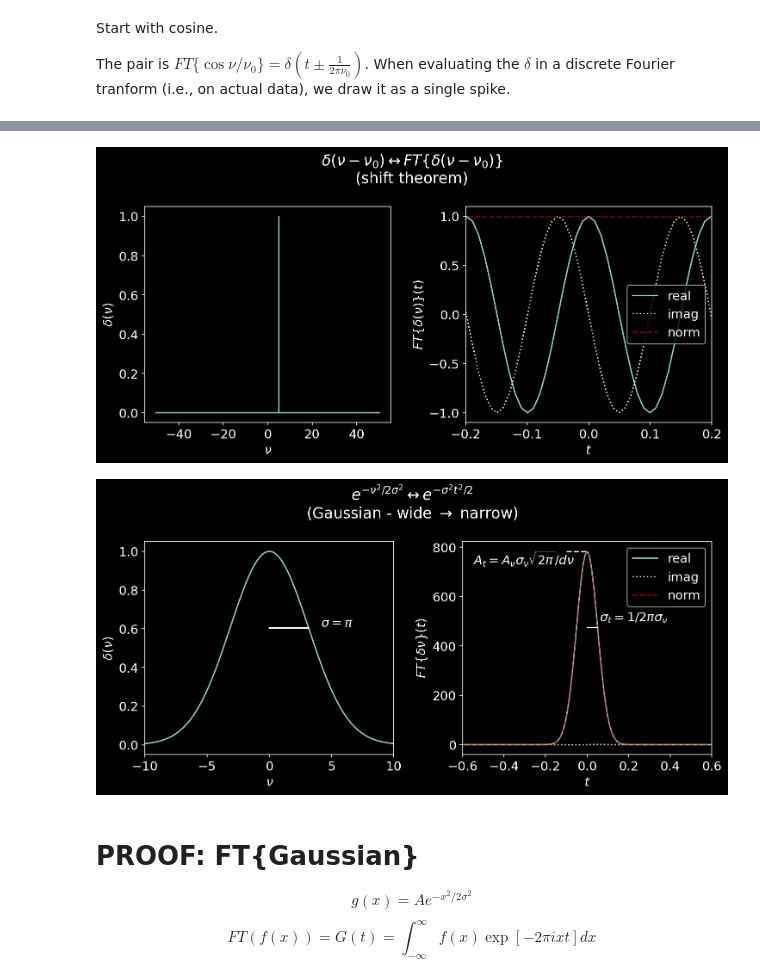
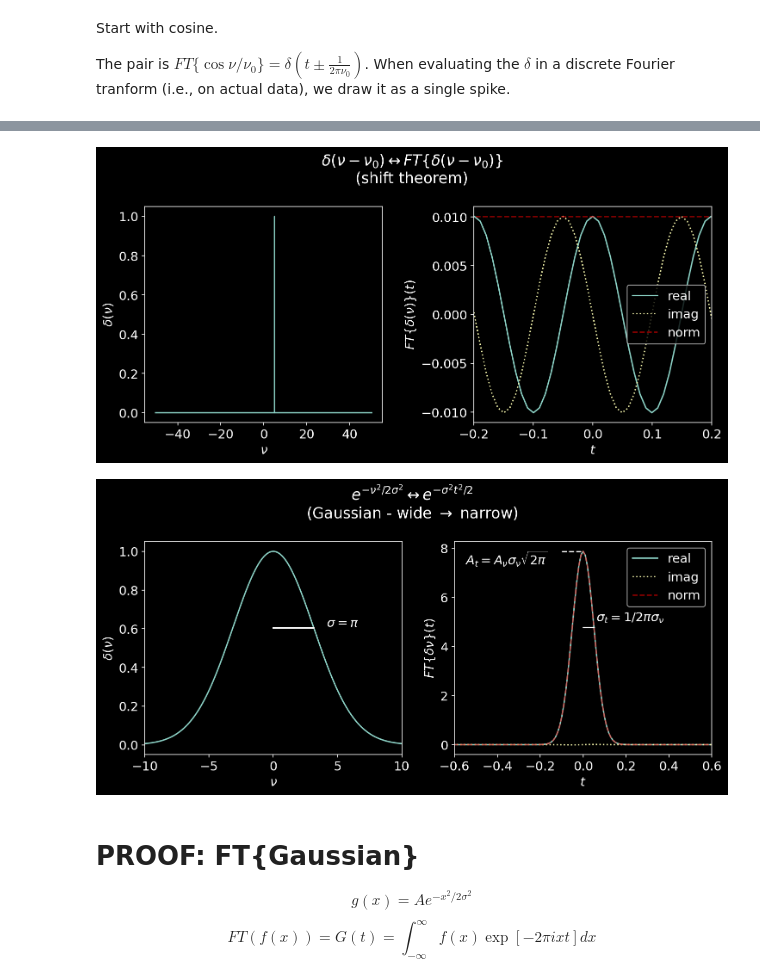
Before and after one commit to keflavich/AST4723-Public-Materials, a Jupyter notebook: FourierTransforms.ipynb, the cells around one changed output, grey strips where cells are left out. Drawn from its saved outputs; the diff is of its cells as text; code cells hidden in the pictures.

```diff
--- a/FourierTransforms.ipynb
+++ b/FourierTransforms.ipynb
@@ -204,35 +204,35 @@ pl.tight_layout()
 # %%
 nu = np.linspace(-16*np.pi, 16*np.pi, 10000)
 dnu = nu[1] - nu[0]
 y = np.zeros_like(nu)
 y[int(np.floor(nu.size*0.05))] = 1
 y = np.fft.fftshift(y)
-ftx = np.fft.fft(np.fft.fftshift(y))
+ftx = np.fft.fft(np.fft.fftshift(y)) * dnu
 tee = np.fft.fftfreq(y.size) / dnu
 pl.figure(figsize=(10,5), dpi=150)
 ax1 = pl.subplot(1,2,1)
 ax1.plot(nu, y)
 ax1.set_xlabel(r'$\nu$')
 ax1.set_ylabel(r'$\delta(\nu)$')
 ax2 = pl.subplot(1,2,2)
 inds = np.argsort(tee)
 ax2.plot(tee[inds], (ftx[inds]).real, label='real')
 ax2.plot(tee[inds], (ftx[inds]).imag, linestyle=':', label='imag')
 ax2.plot(tee[inds], np.abs(ftx[inds]), linestyle='--', label='norm', color='r', alpha=0.5)
 pl.legend(loc='best')
 ax2.set_xlim([-0.2, 0.2]);
 ax2.set_xlabel('$t$')
 ax2.set_ylabel(r'$FT\{\delta (\nu)\}(t)$');
 pl.suptitle(r"$\delta(\nu-\nu_0) \leftrightarrow FT\{\delta(\nu-\nu_0)\}$"
             "\n(shift theorem)");
 pl.tight_layout()
 # %% [output]
-[figure, old version]
+[figure, new version]
 # %%
 nu = np.linspace(-16*np.pi, 16*np.pi, 10000)
 dnu = nu[1]-nu[0]
 y = np.exp(-(nu)**2/(2*np.pi**2))
-ftx = np.fft.fft(np.fft.fftshift(y))
+ftx = np.fft.fft(np.fft.fftshift(y)) * dnu
 tee = np.fft.fftfreq(y.size) / (nu[1]-nu[0])
 pl.figure(figsize=(10,5), dpi=150)
 ax1 = pl.subplot(1,2,1)
@@ -251,18 +251,18 @@ pl.legend(loc='best')
 ax2.set_xlim([-0.6, 0.6]);
 ax2.set_xlabel('$t$')
 ax2.set_ylabel(r'$FT\{\delta \nu\}(t)$');
-ax2.plot([0, 1/(2*np.pi**2)], [0.606*y.sum(), 0.606*y.sum()], 'w')
-ax2.text(1/(2*np.pi**2)+0.01, 500, '$\sigma_t=1/2 \pi \sigma_\\nu$')# CORRECT THIS
+ax2.plot([0, 1/(2*np.pi**2)], [0.606*y.sum()*dnu, 0.606*y.sum()*dnu], 'w')
+ax2.text(1/(2*np.pi**2)+0.01, 500*dnu, '$\sigma_t=1/2 \pi \sigma_\\nu$')# CORRECT THIS
 sigma_t = np.pi
-A = 1 * np.sqrt(2*np.pi) * sigma_t / dnu
+A = 1 * np.sqrt(2*np.pi) * sigma_t
 ax2.plot([-0.1, 0], [A, A], linestyle='--', color='w')
-ax2.text(-0.55, A*0.93, r'$A_t=A_\nu \sigma_\nu \sqrt{2 \pi}/ d\nu$')
+ax2.text(-0.55, A*0.93, r'$A_t=A_\nu \sigma_\nu \sqrt{2 \pi}$')
 
 pl.suptitle(r"$e^{-\nu^2/2\sigma^2} \leftrightarrow e^{-\sigma^2 t^2/2}$"
             "\n(Gaussian - wide $\\rightarrow$ narrow)");
 pl.tight_layout()
 # %% [output]
-[figure, old version]
+[figure, new version]
 # %% [markdown]
 # PROOF: FT{Gaussian}
 $$g(x) = A e ^{-x^2/2\sigma^2}$$
```
Also changed, not shown: parts of 59 cells of this notebook, 2 other files.
